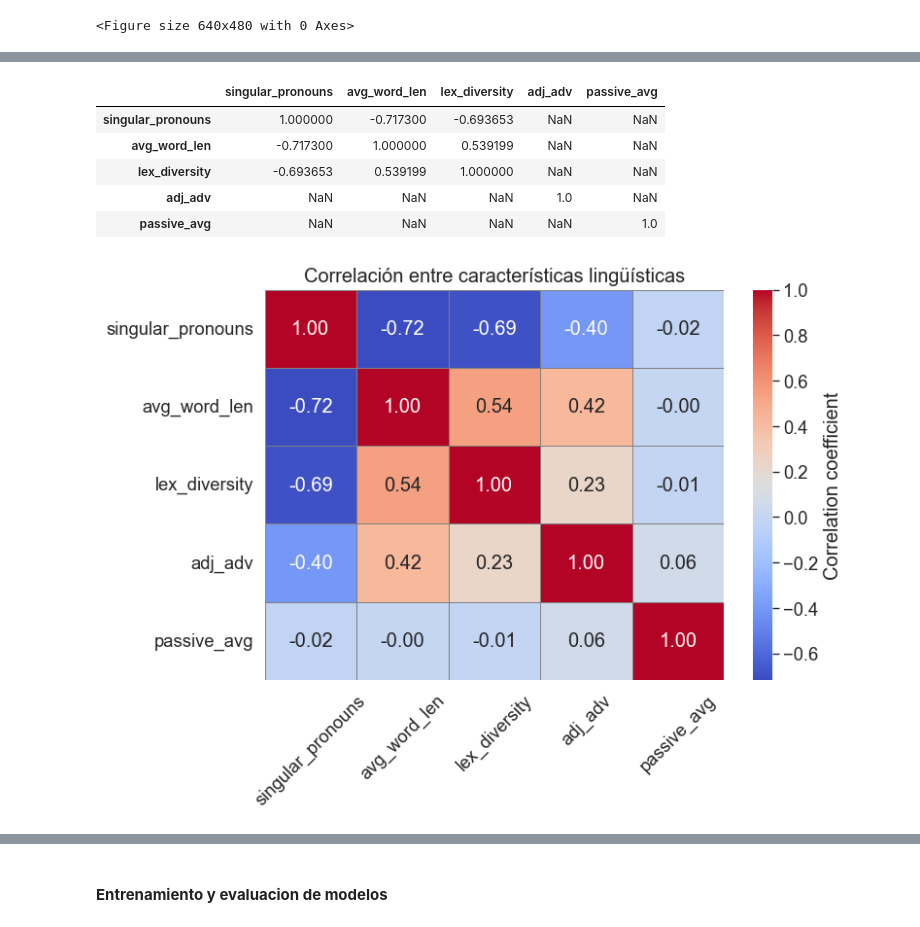
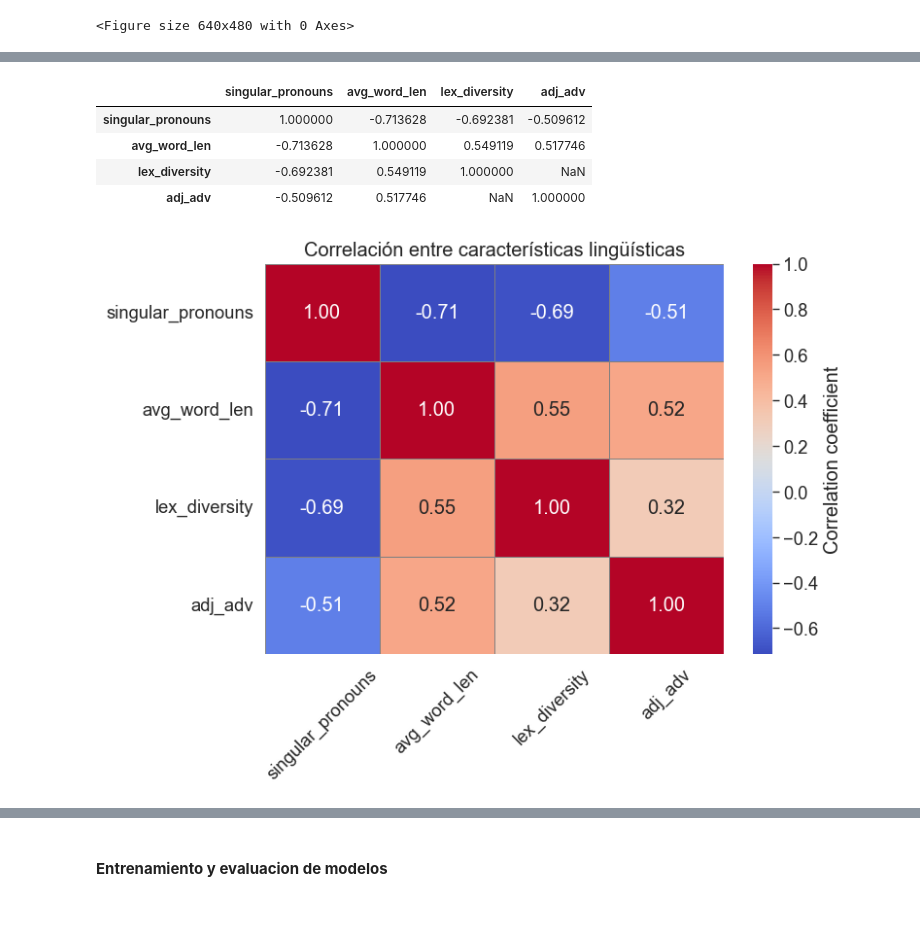
Before and after one commit to fjmoyao/depression_detection, a Jupyter notebook: src/Feature Exploration.ipynb, the cells around one changed output, grey strips where cells are left out. Drawn from its saved outputs; the diff is of its cells as text; code cells hidden in the pictures.

```diff
--- a/src/Feature Exploration.ipynb
+++ b/src/Feature Exploration.ipynb
@@ -86,29 +85,28 @@ feature_corr[feature_corr.abs()>0.5]
 # %%
 features =['singular_pronouns', 'avg_word_len', 'lex_diversity',
-             'adj_adv', 'passive_avg']
+             'adj_adv'] #Se elimina avg_sentence_len
 X = df.loc[:,features]
 y = df.label
 feature_corr = X.corr()
 
 # Create the heatmap
 plt.figure(figsize=(8, 6))  # Set the figure size for better readability
 sns.heatmap(feature_corr, annot=True, fmt=".2f", cmap='coolwarm',
             cbar_kws={'label': 'Correlation coefficient'}, linewidths=.5, linecolor='gray')
 
 plt.title('Correlación entre características lingüísticas')  # Add a title to the heatmap
 plt.xticks(rotation=45)  # Rotate feature names for better visibility
 plt.yticks(rotation=0)  # Ensure y-axis labels are horizontal for readability
 plt.tight_layout()  # Adjust layout to make room for the rotated x-axis labels
 
 
 feature_corr[feature_corr.abs()>0.5]
 # %% [output]
-|  | singular_pronouns | avg_word_len | lex_diversity | adj_adv | passive_avg |
-| singular_pronouns | 1.000000 | -0.717300 | -0.693653 | NaN | NaN |
-| avg_word_len | -0.717300 | 1.000000 | 0.539199 | NaN | NaN |
-| lex_diversity | -0.693653 | 0.539199 | 1.000000 | NaN | NaN |
-| adj_adv | NaN | NaN | NaN | 1.0 | NaN |
-| passive_avg | NaN | NaN | NaN | NaN | 1.0 |
+|  | singular_pronouns | avg_word_len | lex_diversity | adj_adv |
+| singular_pronouns | 1.000000 | -0.713628 | -0.692381 | -0.509612 |
+| avg_word_len | -0.713628 | 1.000000 | 0.549119 | 0.517746 |
+| lex_diversity | -0.692381 | 0.549119 | 1.000000 | NaN |
+| adj_adv | -0.509612 | 0.517746 | NaN | 1.000000 |
-[figure, old version]
+[figure, new version]
 # %%
 features =['singular_pronouns', 'lex_diversity',
```
Also changed, not shown: parts of 9 cells of this notebook, 4 other files.
